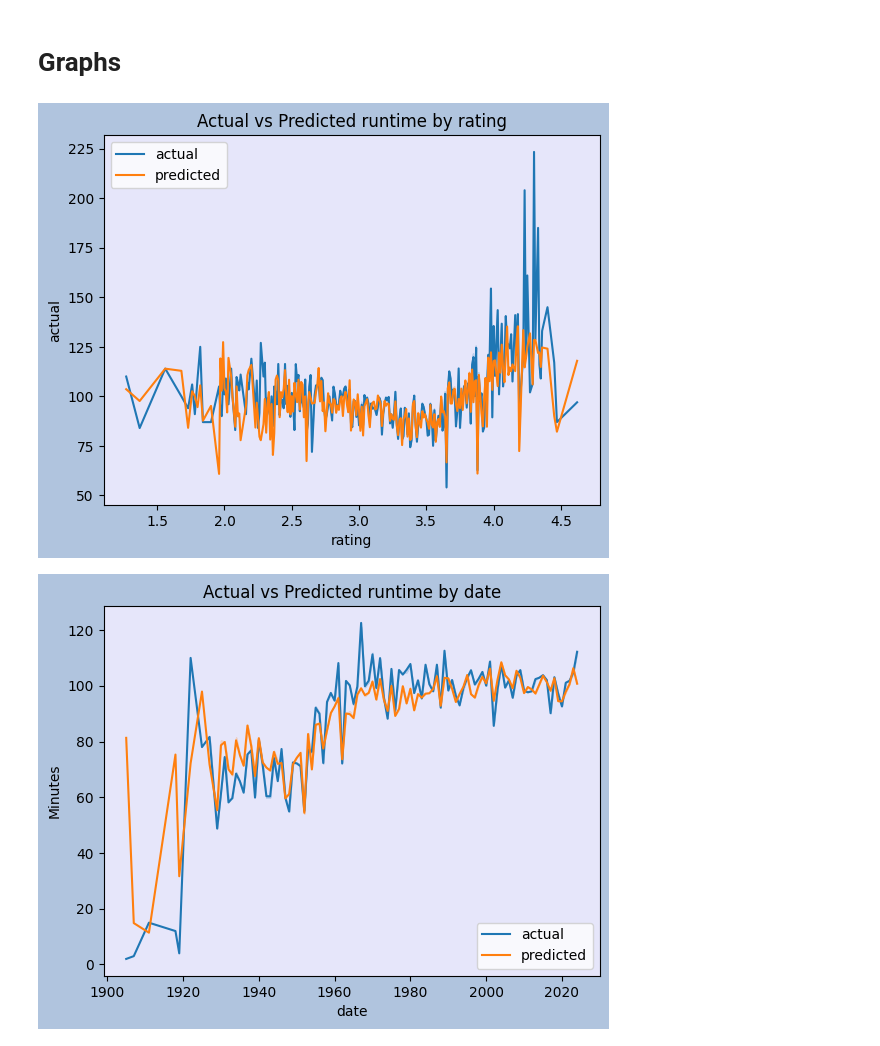
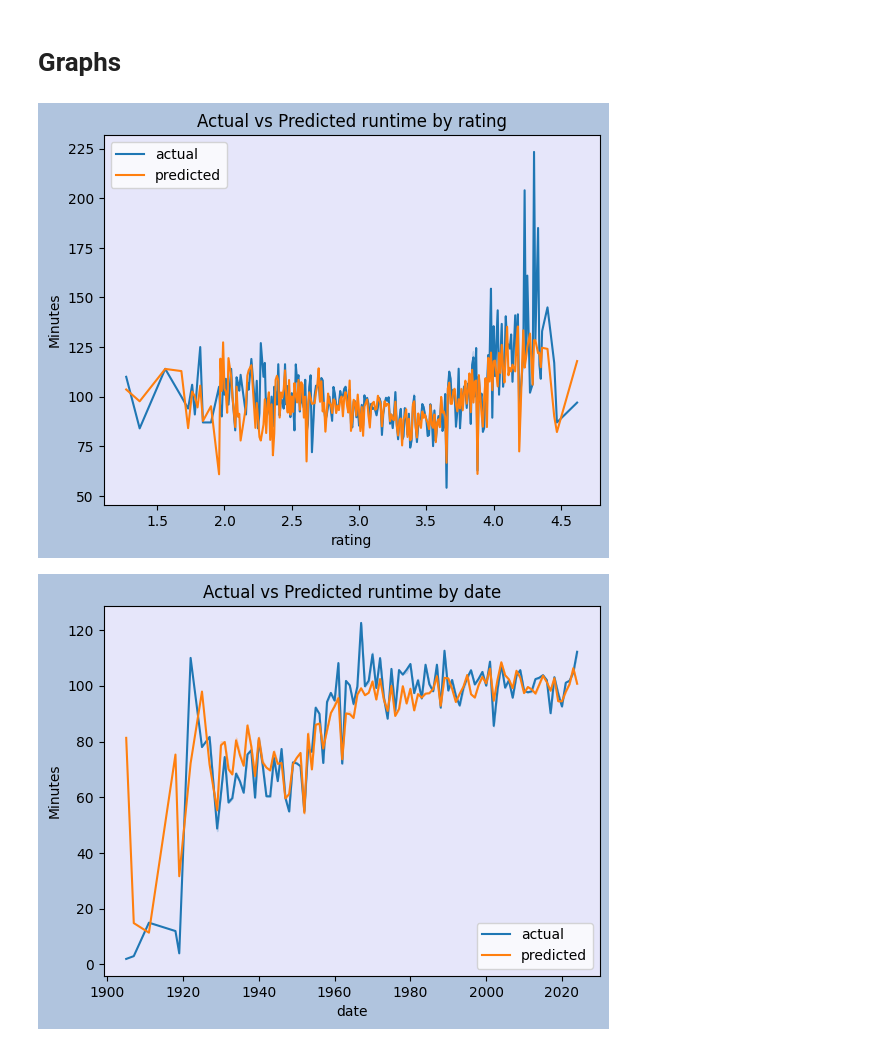
Before and after one commit to cstillma/MovieMining, a Jupyter notebook: Deliverables - Raw/Trend analysis, precursory work, Graphs.ipynb, the cells around one changed output. Cells and saved outputs as stored; diff of their text form; code cells hidden in the pictures.

```diff
--- a/Deliverables - Raw/Trend analysis, precursory work, Graphs.ipynb
+++ b/Deliverables - Raw/Trend analysis, precursory work, Graphs.ipynb
@@ -90,16 +90,16 @@ def lift(actual, predicted):
 # %%
 import seaborn as sns
 import matplotlib.pyplot as plt
 plt.figure(facecolor='lightsteelblue')
 ax = plt.axes()
 ax.set_facecolor('lavender')
 sns.lineplot(data =df_test, x = 'rating', y ='actual', label = 'actual', errorbar=('ci', 0))
 sns.lineplot(data =df_test, x = 'rating', y ='predictions_linear', label = 'predicted', errorbar=('ci', 0))
 plt.title("Actual vs Predicted runtime by rating")
-
+ax.set(ylabel="Minutes")
 plt.show()
 # %% [output]
-[figure, old version]
+[figure, new version]
 # %%
 plt.figure(facecolor='lightsteelblue')
 ax = plt.axes()
```
